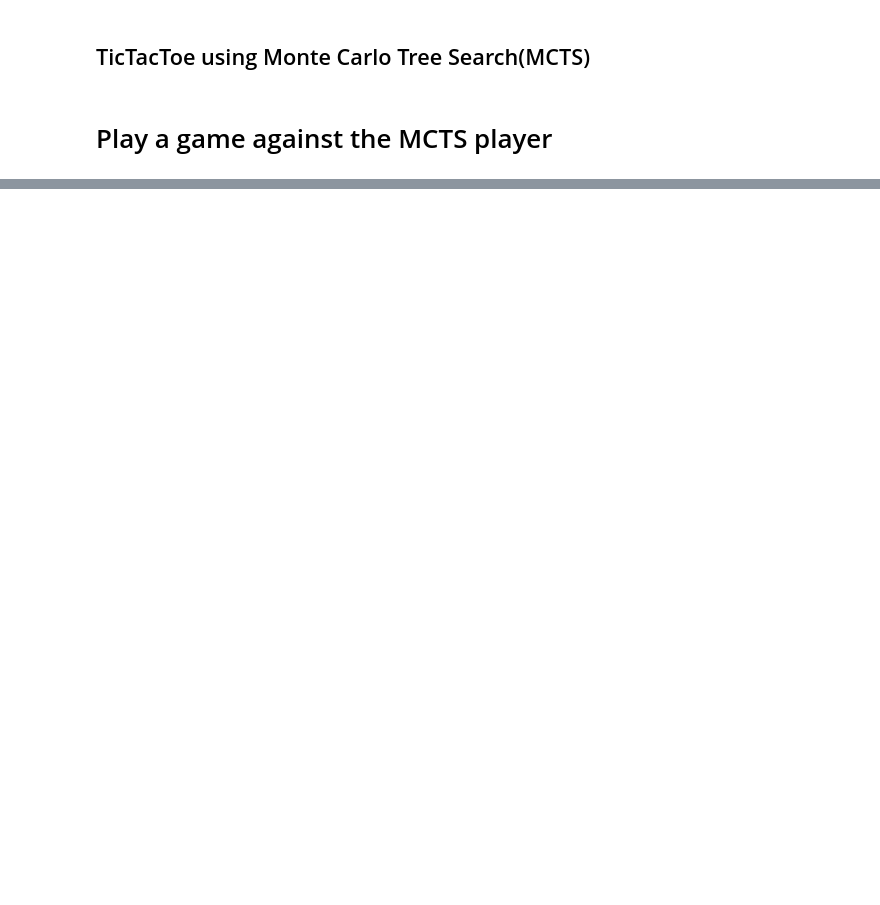
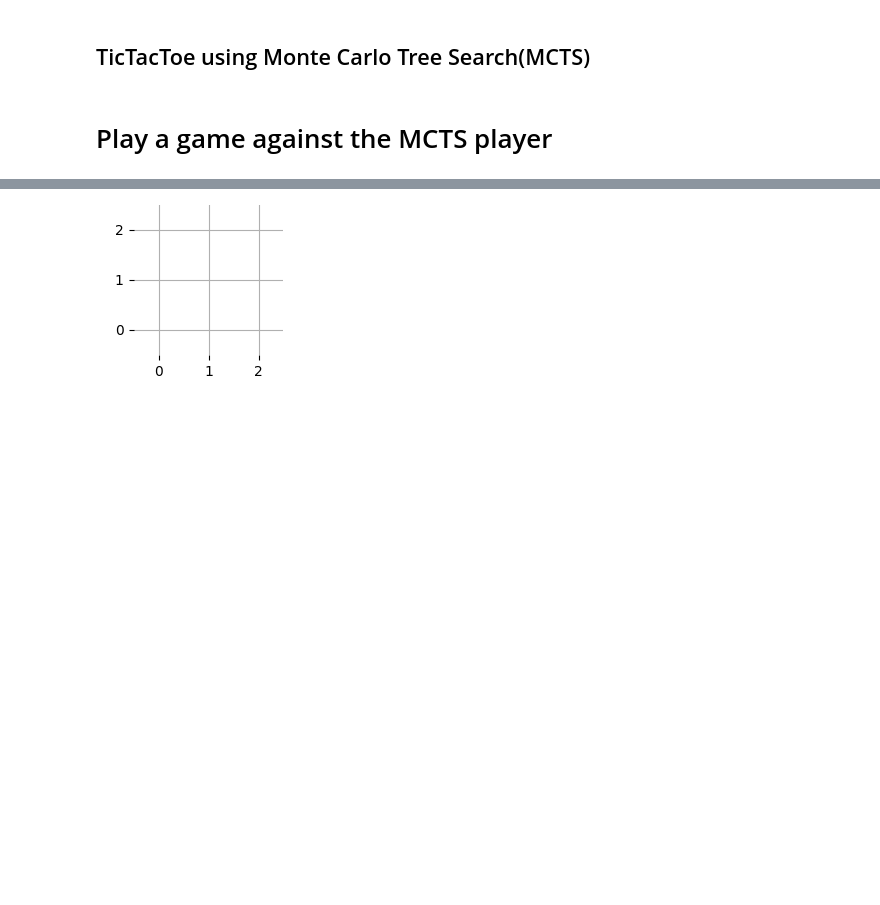
Before and after one commit to tamoghna21/deep-reinforcement-learning-myrepo, a Jupyter notebook: alphazero-TicTacToe/2.MCTS_TicTacToe.ipynb, the cells around one changed output, grey strips where cells are left out. Cells and saved outputs as stored; diff of their text form; code cells hidden in the pictures; blank space fills up the shorter version.

```diff
--- a/alphazero-TicTacToe/2.MCTS_TicTacToe.ipynb
+++ b/alphazero-TicTacToe/2.MCTS_TicTacToe.ipynb
@@ -26,7 +26,8 @@ def Random_Player(game):
 # %%
 from ConnectN import ConnectN
 game_setting = {'size':(3,3), 'N':3}
-%matplotlib notebook
+#%matplotlib notebook
+%matplotlib widget
 
 from Play import Play
 
@@ -35,5 +36,5 @@ from Play import Play
 # The first argument into Play is a game environment, in this case a ConnectN object
 gameplay=Play(ConnectN(**game_setting),
               player1=None,
-              player2=Policy_Player_MCTS)
+              player2=Policy_Player_MCTS,name='game1')
 # %% [output]
@@ -42,3 +41,5 @@ gameplay=Play(ConnectN(**game_setting),
+[figure, added]
+[figure, added]
 # %%
 from ConnectN import ConnectN
 game_setting = {'size':(3,3), 'N':3}
```
Also changed, not shown: parts of 2 cells of this notebook, 11 other files.
